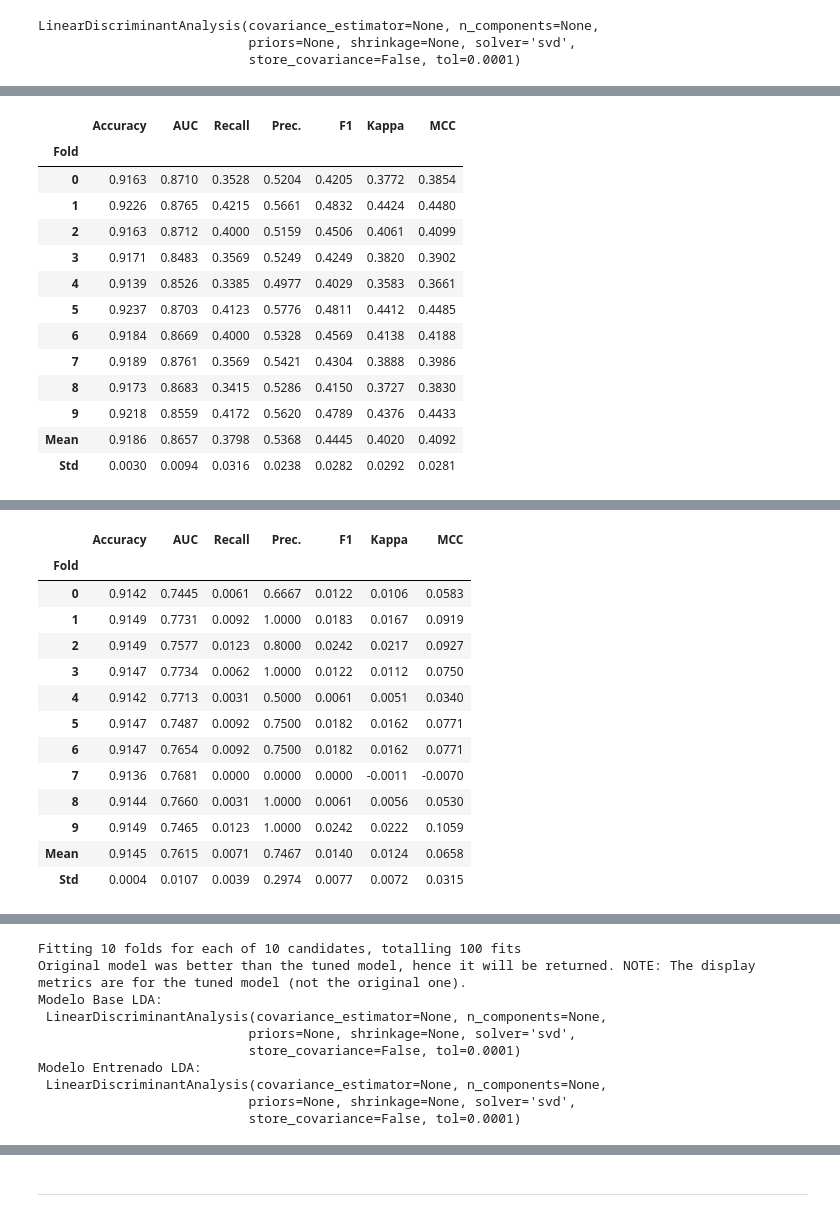
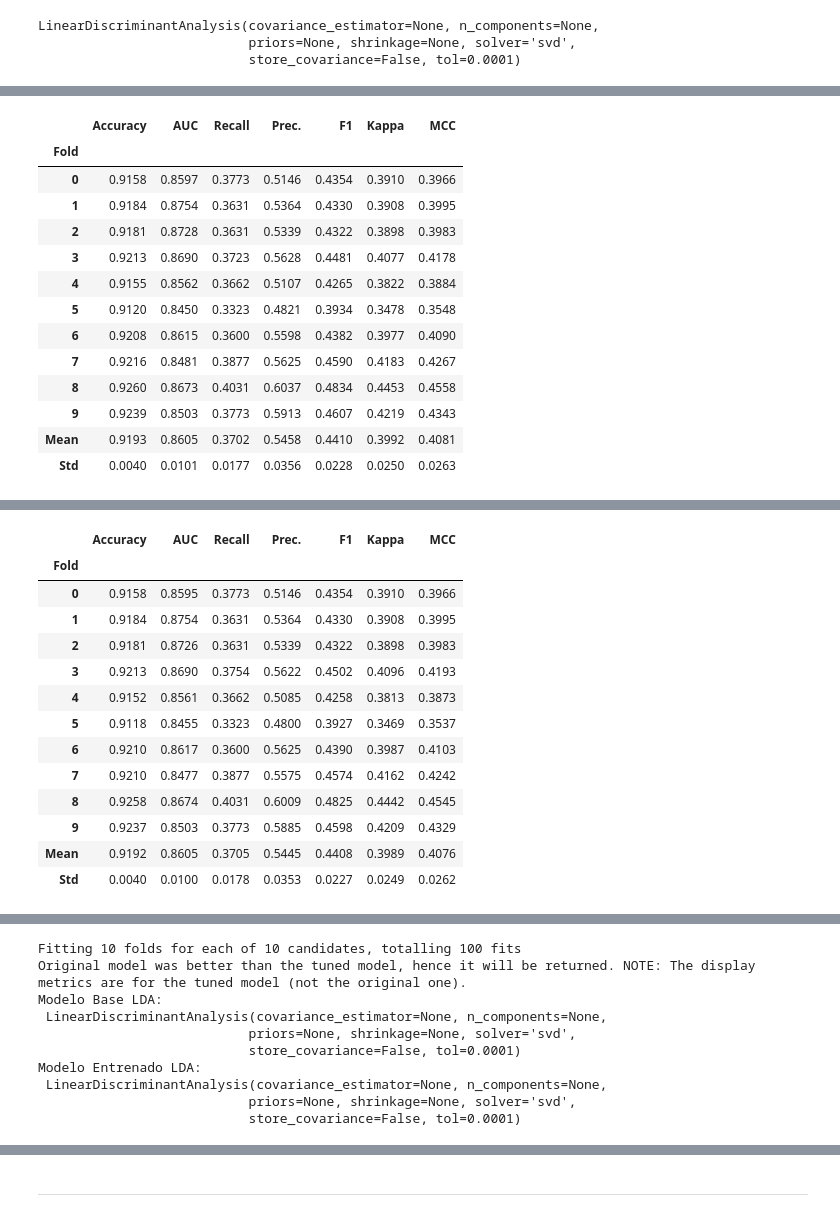
Before and after one commit to waldof86/FAA, a Jupyter notebook: 02_AutoML_PyCaretClassification_ET.ipynb, the cells around one changed output, grey strips where cells are left out. Saved outputs shown, nothing was run; the diff lists cells and outputs as text; code cells hidden in the pictures.

```diff
--- a/02_AutoML_PyCaretClassification_ET.ipynb
+++ b/02_AutoML_PyCaretClassification_ET.ipynb
@@ -45,5 +45,6 @@ exp_clf101 = setup(data = data, target = 'hospital_death')
 # %%
 var_optimizar = 'F1'
+proba_thres = 0.3
 # %%
 best_model = compare_models(sort=var_optimizar)
 # %% [output]
@@ -151,42 +181,42 @@ Modelo Entrenado LGBM:
 # print(f'Modelo Base Naive Bayes:\n {nb}')
 # print(f'Modelo Entrenado Naive Bayes:\n {nb_tuned}')
 # %%
-lda = create_model('lda')
+lda = create_model('lda',probability_threshold=proba_thres)
 lda_tuned = tune_model(lda, optimize=var_optimizar)
 print(f'Modelo Base LDA:\n {lda}')
 print(f'Modelo Entrenado LDA:\n {lda_tuned}')
 # %% [output]
 [interactive output not drawn]
 |  | Accuracy | AUC | Recall | Prec. | F1 | Kappa | MCC |
 | Fold |  |  |  |  |  |  |  |
-| 0 | 0.9163 | 0.8710 | 0.3528 | 0.5204 | 0.4205 | 0.3772 | 0.3854 |
-| 1 | 0.9226 | 0.8765 | 0.4215 | 0.5661 | 0.4832 | 0.4424 | 0.4480 |
-| 2 | 0.9163 | 0.8712 | 0.4000 | 0.5159 | 0.4506 | 0.4061 | 0.4099 |
-| 3 | 0.9171 | 0.8483 | 0.3569 | 0.5249 | 0.4249 | 0.3820 | 0.3902 |
-| 4 | 0.9139 | 0.8526 | 0.3385 | 0.4977 | 0.4029 | 0.3583 | 0.3661 |
-| 5 | 0.9237 | 0.8703 | 0.4123 | 0.5776 | 0.4811 | 0.4412 | 0.4485 |
-| 6 | 0.9184 | 0.8669 | 0.4000 | 0.5328 | 0.4569 | 0.4138 | 0.4188 |
-| 7 | 0.9189 | 0.8761 | 0.3569 | 0.5421 | 0.4304 | 0.3888 | 0.3986 |
-| 8 | 0.9173 | 0.8683 | 0.3415 | 0.5286 | 0.4150 | 0.3727 | 0.3830 |
-| 9 | 0.9218 | 0.8559 | 0.4172 | 0.5620 | 0.4789 | 0.4376 | 0.4433 |
-| Mean | 0.9186 | 0.8657 | 0.3798 | 0.5368 | 0.4445 | 0.4020 | 0.4092 |
-| Std | 0.0030 | 0.0094 | 0.0316 | 0.0238 | 0.0282 | 0.0292 | 0.0281 |
+| 0 | 0.9158 | 0.8597 | 0.3773 | 0.5146 | 0.4354 | 0.3910 | 0.3966 |
+| 1 | 0.9184 | 0.8754 | 0.3631 | 0.5364 | 0.4330 | 0.3908 | 0.3995 |
+| 2 | 0.9181 | 0.8728 | 0.3631 | 0.5339 | 0.4322 | 0.3898 | 0.3983 |
+| 3 | 0.9213 | 0.8690 | 0.3723 | 0.5628 | 0.4481 | 0.4077 | 0.4178 |
+| 4 | 0.9155 | 0.8562 | 0.3662 | 0.5107 | 0.4265 | 0.3822 | 0.3884 |
+| 5 | 0.9120 | 0.8450 | 0.3323 | 0.4821 | 0.3934 | 0.3478 | 0.3548 |
+| 6 | 0.9208 | 0.8615 | 0.3600 | 0.5598 | 0.4382 | 0.3977 | 0.4090 |
+| 7 | 0.9216 | 0.8481 | 0.3877 | 0.5625 | 0.4590 | 0.4183 | 0.4267 |
+| 8 | 0.9260 | 0.8673 | 0.4031 | 0.6037 | 0.4834 | 0.4453 | 0.4558 |
+| 9 | 0.9239 | 0.8503 | 0.3773 | 0.5913 | 0.4607 | 0.4219 | 0.4343 |
+| Mean | 0.9193 | 0.8605 | 0.3702 | 0.5458 | 0.4410 | 0.3992 | 0.4081 |
+| Std | 0.0040 | 0.0101 | 0.0177 | 0.0356 | 0.0228 | 0.0250 | 0.0263 |
 [interactive output not drawn]
 [interactive output not drawn]
 |  | Accuracy | AUC | Recall | Prec. | F1 | Kappa | MCC |
 | Fold |  |  |  |  |  |  |  |
-| 0 | 0.9142 | 0.7445 | 0.0061 | 0.6667 | 0.0122 | 0.0106 | 0.0583 |
-| 1 | 0.9149 | 0.7731 | 0.0092 | 1.0000 | 0.0183 | 0.0167 | 0.0919 |
-| 2 | 0.9149 | 0.7577 | 0.0123 | 0.8000 | 0.0242 | 0.0217 | 0.0927 |
-| 3 | 0.9147 | 0.7734 | 0.0062 | 1.0000 | 0.0122 | 0.0112 | 0.0750 |
-| 4 | 0.9142 | 0.7713 | 0.0031 | 0.5000 | 0.0061 | 0.0051 | 0.0340 |
-| 5 | 0.9147 | 0.7487 | 0.0092 | 0.7500 | 0.0182 | 0.0162 | 0.0771 |
-| 6 | 0.9147 | 0.7654 | 0.0092 | 0.7500 | 0.0182 | 0.0162 | 0.0771 |
-| 7 | 0.9136 | 0.7681 | 0.0000 | 0.0000 | 0.0000 | -0.0011 | -0.0070 |
-| 8 | 0.9144 | 0.7660 | 0.0031 | 1.0000 | 0.0061 | 0.0056 | 0.0530 |
-| 9 | 0.9149 | 0.7465 | 0.0123 | 1.0000 | 0.0242 | 0.0222 | 0.1059 |
-| Mean | 0.9145 | 0.7615 | 0.0071 | 0.7467 | 0.0140 | 0.0124 | 0.0658 |
-| Std | 0.0004 | 0.0107 | 0.0039 | 0.2974 | 0.0077 | 0.0072 | 0.0315 |
+| 0 | 0.9158 | 0.8595 | 0.3773 | 0.5146 | 0.4354 | 0.3910 | 0.3966 |
+| 1 | 0.9184 | 0.8754 | 0.3631 | 0.5364 | 0.4330 | 0.3908 | 0.3995 |
+| 2 | 0.9181 | 0.8726 | 0.3631 | 0.5339 | 0.4322 | 0.3898 | 0.3983 |
+| 3 | 0.9213 | 0.8690 | 0.3754 | 0.5622 | 0.4502 | 0.4096 | 0.4193 |
+| 4 | 0.9152 | 0.8561 | 0.3662 | 0.5085 | 0.4258 | 0.3813 | 0.3873 |
+| 5 | 0.9118 | 0.8455 | 0.3323 | 0.4800 | 0.3927 | 0.3469 | 0.3537 |
+| 6 | 0.9210 | 0.8617 | 0.3600 | 0.5625 | 0.4390 | 0.3987 | 0.4103 |
+| 7 | 0.9210 | 0.8477 | 0.3877 | 0.5575 | 0.4574 | 0.4162 | 0.4242 |
+| 8 | 0.9258 | 0.8674 | 0.4031 | 0.6009 | 0.4825 | 0.4442 | 0.4545 |
+| 9 | 0.9237 | 0.8503 | 0.3773 | 0.5885 | 0.4598 | 0.4209 | 0.4329 |
+| Mean | 0.9192 | 0.8605 | 0.3705 | 0.5445 | 0.4408 | 0.3989 | 0.4076 |
+| Std | 0.0040 | 0.0100 | 0.0178 | 0.0353 | 0.0227 | 0.0249 | 0.0262 |
 [interactive output not drawn]
 Fitting 10 folds for each of 10 candidates, totalling 100 fits
 Original model was better than the tuned model, hence it will be returned. NOTE: The display metrics are for the tuned model (not the original one).
```
Also changed, not shown: parts of 20 cells of this notebook, 2 other files.
